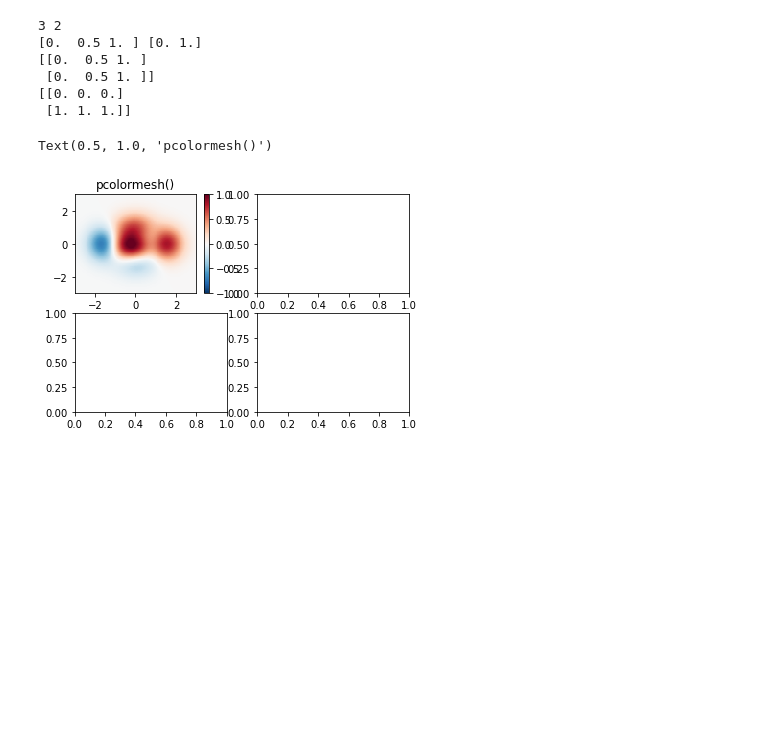
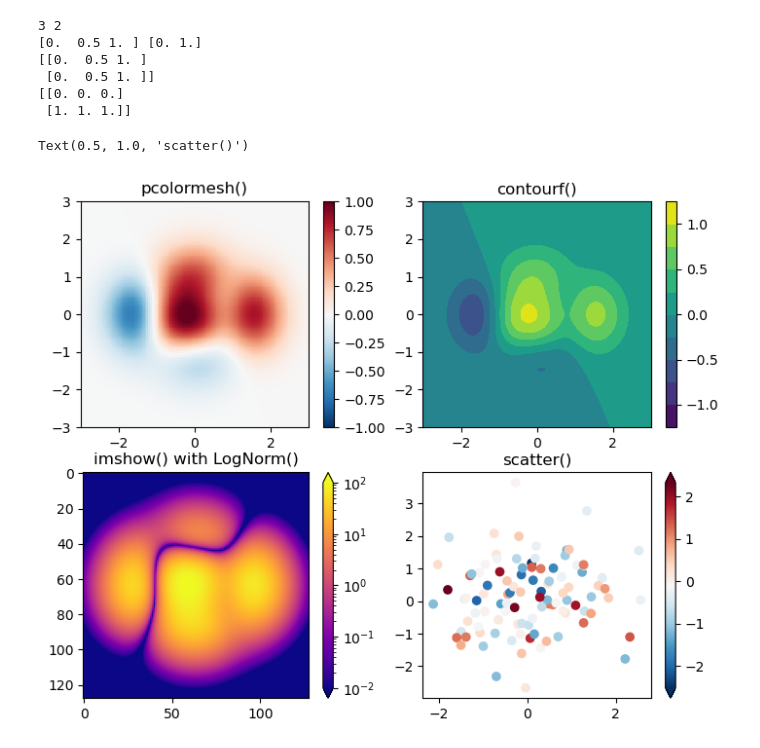
Before and after one commit to ColumbusK/Math, a Jupyter notebook: Matplot/colormap.ipynb, the cells around one changed output. Saved outputs shown, nothing was run; the diff lists cells and outputs as text; code cells hidden in the pictures; blank space fills up the shorter version.

```diff
--- a/Matplot/colormap.ipynb
+++ b/Matplot/colormap.ipynb
@@ -22,25 +23,28 @@ print(yv)
 # %%
 X, Y = np.meshgrid(np.linspace(-3, 3, 128), np.linspace(-3, 3, 128))
 Z = (1 - X/2 + X**5 + Y**3) * np.exp(-X**2 - Y**2)
 
 
-fig, axs = plt.subplots(2, 2)
+fig, axs = plt.subplots(2, 2, dpi=100)
+fig.subplots_adjust(top=1.4, right=1.2)
 pc = axs[0, 0].pcolormesh(X, Y, Z, vmin=-1, vmax=1, cmap='RdBu_r')
 fig.colorbar(pc, ax=axs[0, 0])
 axs[0, 0].set_title('pcolormesh()')
 
 co = axs[0, 1].contourf(X, Y, Z, levels=np.linspace(-1.25, 1.25, 11))
 fig.colorbar(co, ax=axs[0, 1])
 axs[0, 1].set_title('contourf()')
 
 pc = axs[1, 0].imshow(Z**2 * 100, cmap='plasma',
-                      norm=mpl.colors.LogNorm(vmin=0.01, vmax=100))
+                      norm=mat.colors.LogNorm(vmin=0.01, vmax=100))
 fig.colorbar(pc, ax=axs[1, 0], extend='both')
 axs[1, 0].set_title('imshow() with LogNorm()')
+
+data1, data2, data3 = np.random.randn(3, 100)
 
 pc = axs[1, 1].scatter(data1, data2, c=data3, cmap='RdBu_r')
 fig.colorbar(pc, ax=axs[1, 1], extend='both')
 axs[1, 1].set_title('scatter()')
 # %% [output]
-Text(0.5, 1.0, 'pcolormesh()')
+Text(0.5, 1.0, 'scatter()')
-[figure, old version]
+[figure, new version]
```
Also changed, not shown: parts of 3 cells of this notebook, 3 other files.
